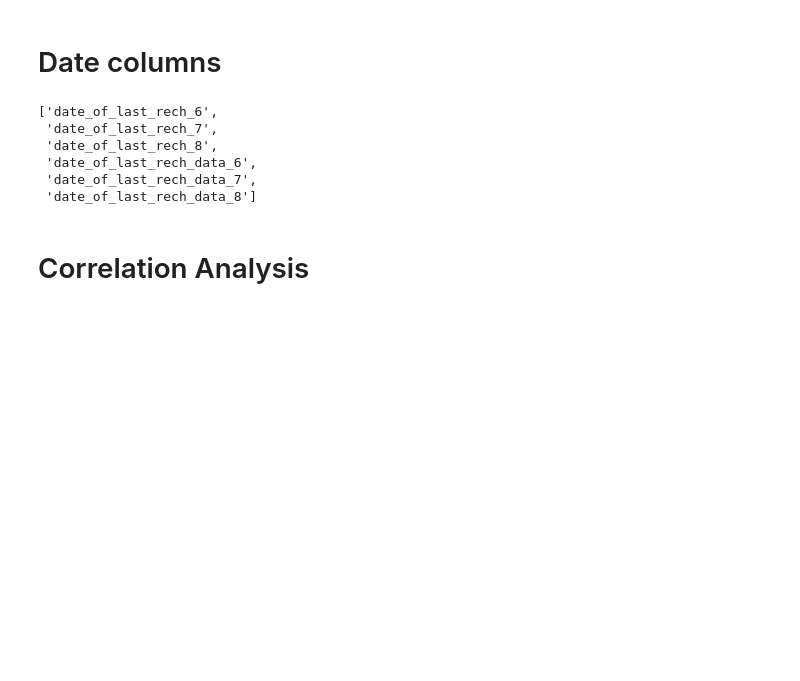
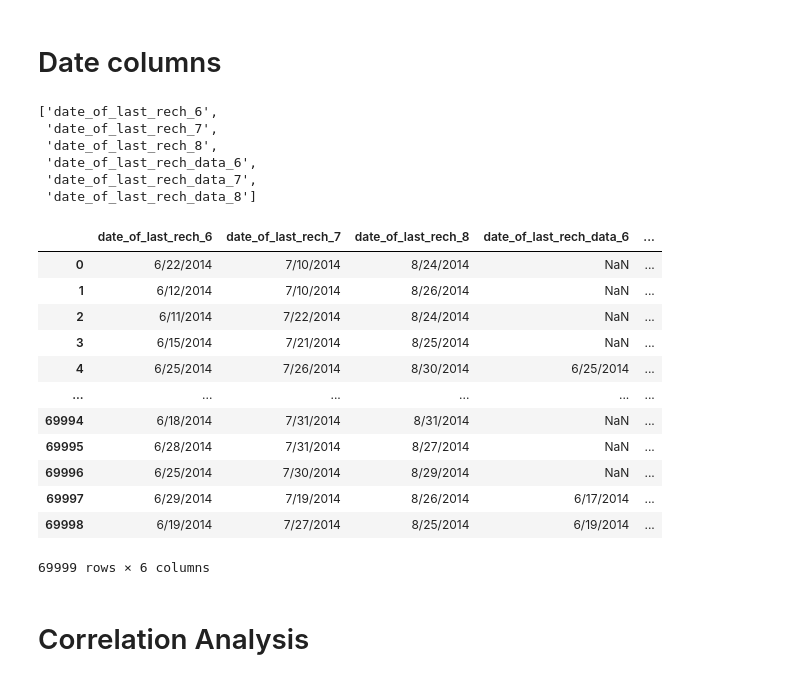
Before and after one commit to nsu1210/Kaggle, a Jupyter notebook: telecom-churn-case-study-hackathon.ipynb, the cells around one changed output. Saved outputs shown, nothing was run; the diff lists cells and outputs as text; code cells hidden in the pictures; blank space fills up the shorter version.

```diff
--- a/telecom-churn-case-study-hackathon.ipynb
+++ b/telecom-churn-case-study-hackathon.ipynb
@@ -166,6 +166,22 @@ date_cols
  'date_of_last_rech_data_6',
  'date_of_last_rech_data_7',
  'date_of_last_rech_data_8']
+# %%
+train[date_cols]
+# %% [output]
+|  | date_of_last_rech_6 | date_of_last_rech_7 | date_of_last_rech_8 | date_of_last_rech_data_6 | ... |
+| 0 | 6/22/2014 | 7/10/2014 | 8/24/2014 | NaN | ... |
+| 1 | 6/12/2014 | 7/10/2014 | 8/26/2014 | NaN | ... |
+| 2 | 6/11/2014 | 7/22/2014 | 8/24/2014 | NaN | ... |
+| 3 | 6/15/2014 | 7/21/2014 | 8/25/2014 | NaN | ... |
+| 4 | 6/25/2014 | 7/26/2014 | 8/30/2014 | 6/25/2014 | ... |
+| ... | ... | ... | ... | ... | ... |
+| 69994 | 6/18/2014 | 7/31/2014 | 8/31/2014 | NaN | ... |
+| 69995 | 6/28/2014 | 7/31/2014 | 8/27/2014 | NaN | ... |
+| 69996 | 6/25/2014 | 7/30/2014 | 8/29/2014 | NaN | ... |
+| 69997 | 6/29/2014 | 7/19/2014 | 8/26/2014 | 6/17/2014 | ... |
+| 69998 | 6/19/2014 | 7/27/2014 | 8/25/2014 | 6/19/2014 | ... |
+69999 rows × 6 columns
 # %% [markdown]
 # Correlation Analysis
 # %%
```
Also changed, not shown: parts of 10 cells of this notebook.
